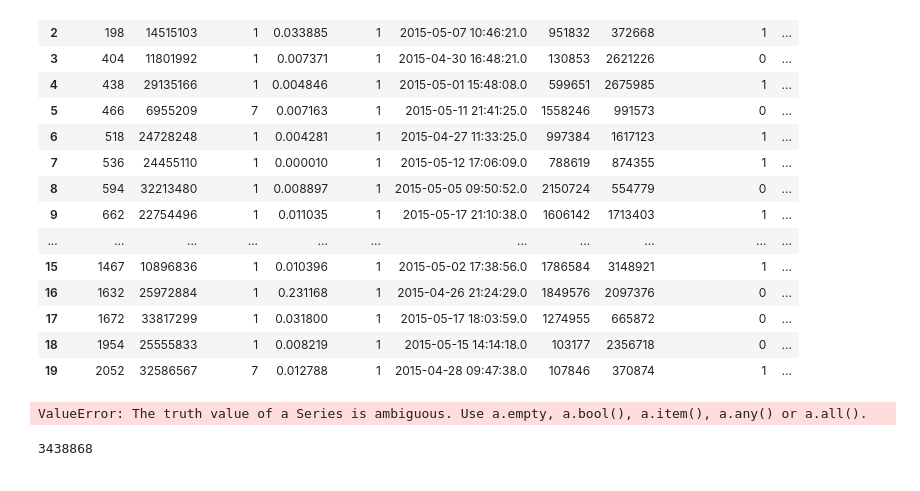
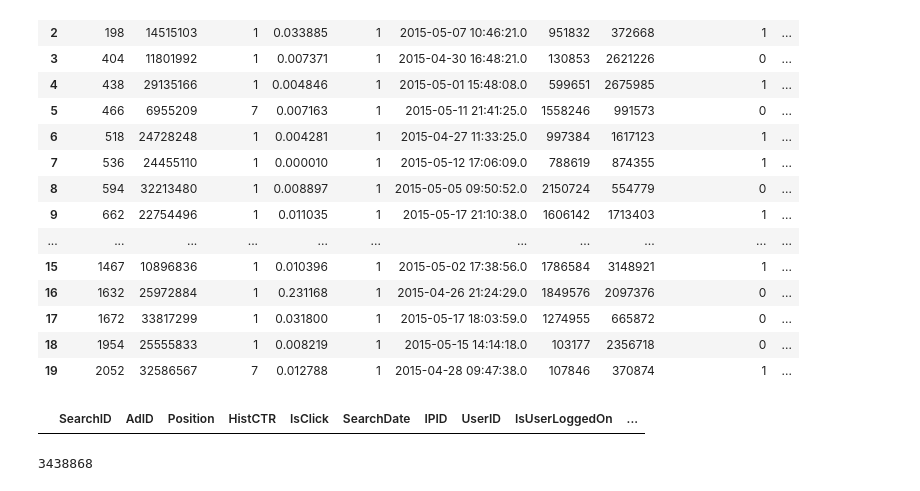
Before and after one commit to MazenAly/AdClickPrediction, a Jupyter notebook: notebooks/Avito Analytics.ipynb, the cells around one changed output. Saved outputs shown, nothing was run; the diff lists cells and outputs as text; code cells hidden in the pictures.

```diff
--- a/notebooks/Avito Analytics.ipynb
+++ b/notebooks/Avito Analytics.ipynb
@@ -36,10 +38,10 @@ df.head(20)
 | 17 | 1672 | 33817299 | 1 | 0.031800 | 1 | 2015-05-17 18:03:59.0 | 1274955 | 665872 | 0 | ... |
 | 18 | 1954 | 25555833 | 1 | 0.008219 | 1 | 2015-05-15 14:14:18.0 | 103177 | 2356718 | 0 | ... |
 | 19 | 2052 | 32586567 | 7 | 0.012788 | 1 | 2015-04-28 09:47:38.0 | 107846 | 370874 | 1 | ... |
-# %%
-df[(df.IsClick != 0 | df.IsClick != 1 )]
-# %% [output]
-ValueError: The truth value of a Series is ambiguous. Use a.empty, a.bool(), a.item(), a.any() or a.all().
+# %%
+df[df.SearchParentCategoryID.isnull()]
+# %% [output]
+|  | SearchID | AdID | Position | HistCTR | IsClick | SearchDate | IPID | UserID | IsUserLoggedOn | ... |
 # %%
 filename = '/media/mazen/E4CCCF65CCCF311A/Avito/data/train_sampled.csv'
 print(sum(1 for line in open(filename)))
```
Also changed, not shown: parts of 2 cells of this notebook, 1 other file.
